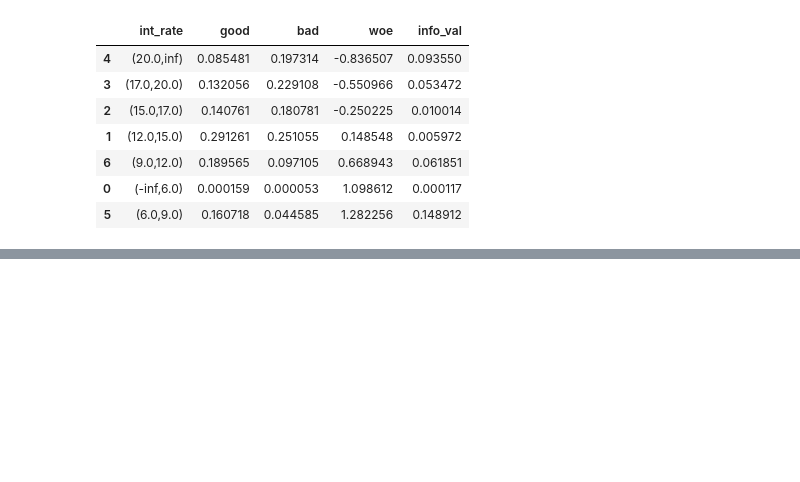
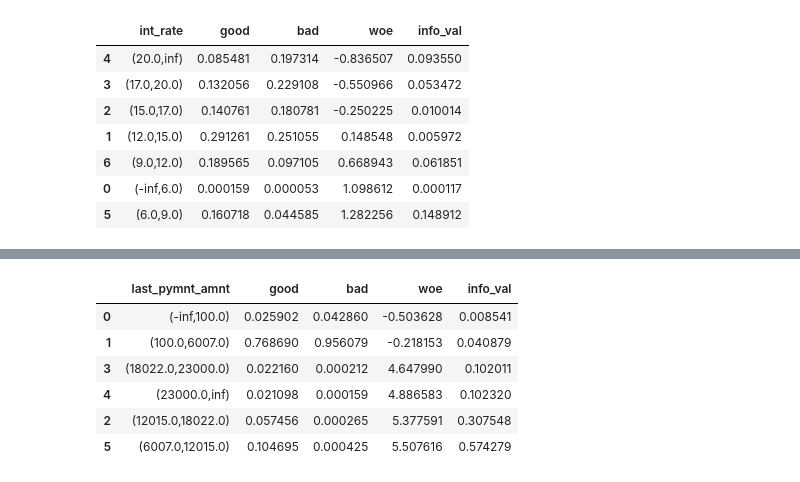
Before and after one commit to FabioSol/StonksBank, a Jupyter notebook: pd_modeling/report.ipynb, the cells around one changed output, grey strips where cells are left out. Drawn from its saved outputs; the diff is of its cells as text; code cells hidden in the pictures; blank space fills up the shorter version.

```diff
--- a/pd_modeling/report.ipynb
+++ b/pd_modeling/report.ipynb
@@ -208,0 +240,10 @@ woe_t.woe_mappings["dti"]
+# %%
+woe_t.woe_mappings["last_pymnt_amnt"]
+# %% [output]
+|  | last_pymnt_amnt | good | bad | woe | info_val |
+| 0 | (-inf,100.0) | 0.025902 | 0.042860 | -0.503628 | 0.008541 |
+| 1 | (100.0,6007.0) | 0.768690 | 0.956079 | -0.218153 | 0.040879 |
+| 3 | (18022.0,23000.0) | 0.022160 | 0.000212 | 4.647990 | 0.102011 |
+| 4 | (23000.0,inf) | 0.021098 | 0.000159 | 4.886583 | 0.102320 |
+| 2 | (12015.0,18022.0) | 0.057456 | 0.000265 | 5.377591 | 0.307548 |
+| 5 | (6007.0,12015.0) | 0.104695 | 0.000425 | 5.507616 | 0.574279 |
```
Also changed, not shown: parts of 10 cells of this notebook.
